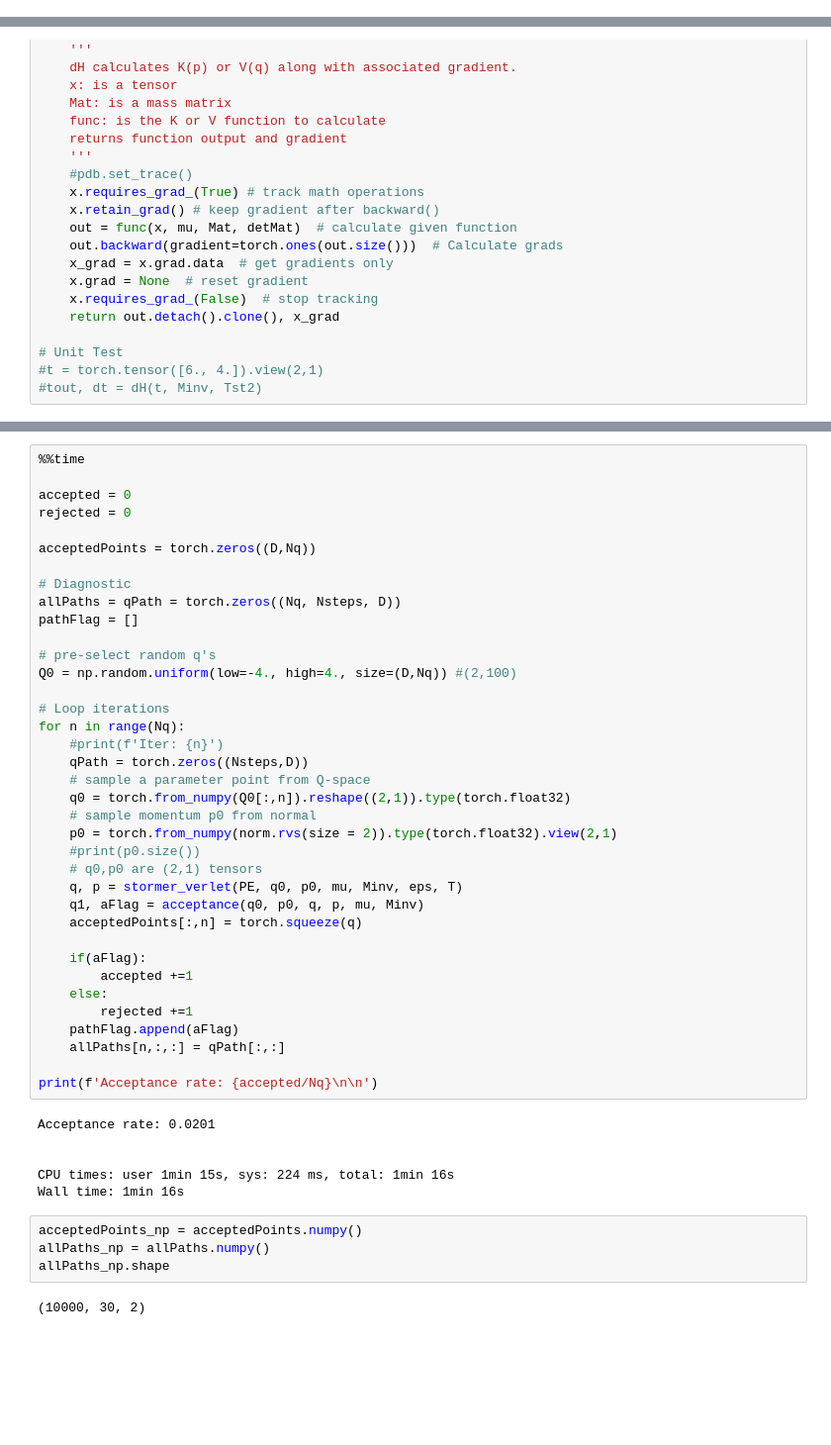
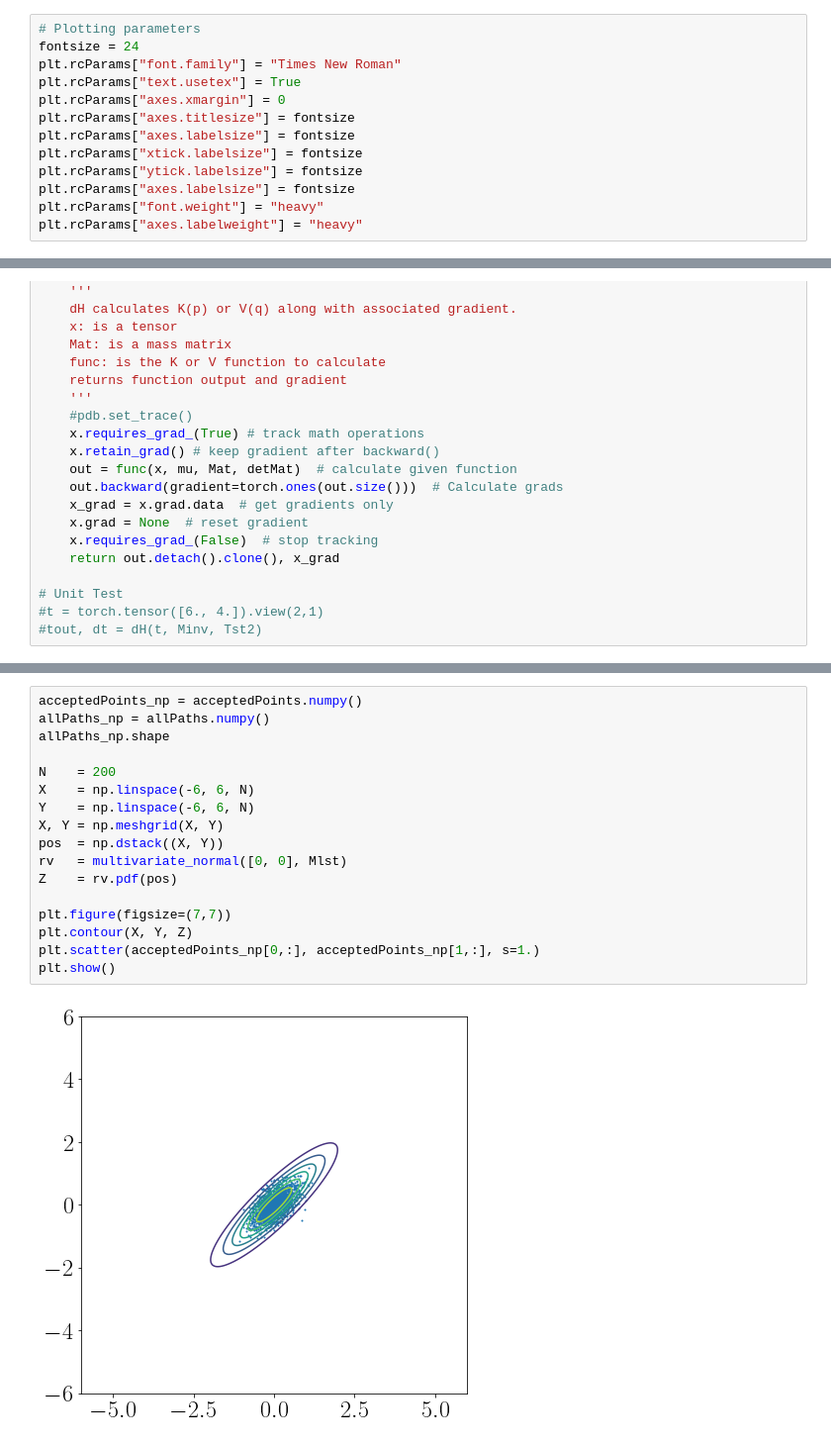
Before and after one commit to BrianWhiteaker/HMC, a Jupyter notebook: HMC0.ipynb, the cells around one changed output, grey strips where cells are left out. Shown at 99% size. Drawn from its saved outputs; the diff is of its cells as text; blank space fills up the shorter version.

```diff
--- a/HMC0.ipynb
+++ b/HMC0.ipynb
@@ -12,5 +14,18 @@ from torch.linalg import inv, det
 import time
 import pdb
+# %%
+# Plotting parameters
+fontsize = 24
+plt.rcParams["font.family"] = "Times New Roman"
+plt.rcParams["text.usetex"] = True
+plt.rcParams["axes.xmargin"] = 0
+plt.rcParams["axes.titlesize"] = fontsize
+plt.rcParams["axes.labelsize"] = fontsize
+plt.rcParams["xtick.labelsize"] = fontsize
+plt.rcParams["ytick.labelsize"] = fontsize
+plt.rcParams["axes.labelsize"] = fontsize
+plt.rcParams["font.weight"] = "heavy"
+plt.rcParams["axes.labelweight"] = "heavy"
 # %%
 def improve_mass_matrix(minv: Tensor,
                         mu: Tensor,
@@ -175,49 +238,19 @@ mu = torch.tensor([[0.],[0.]],dtype=torch.float32)
-# %%
-%%time
-
-accepted = 0
-rejected = 0
-
-acceptedPoints = torch.zeros((D,Nq))
-
-# Diagnostic
-allPaths = qPath = torch.zeros((Nq, Nsteps, D))
-pathFlag = []
-
-# pre-select random q's
-Q0 = np.random.uniform(low=-4., high=4., size=(D,Nq)) #(2,100)
-
-# Loop iterations
-for n in range(Nq):
-    #print(f'Iter: {n}')
-    qPath = torch.zeros((Nsteps,D))
-    # sample a parameter point from Q-space
-    q0 = torch.from_numpy(Q0[:,n]).reshape((2,1)).type(torch.float32)
-    # sample momentum p0 from normal
-    p0 = torch.from_numpy(norm.rvs(size = 2)).type(torch.float32).view(2,1)
-    #print(p0.size())
-    # q0,p0 are (2,1) tensors
-    q, p = stormer_verlet(PE, q0, p0, mu, Minv, eps, T)
-    q1, aFlag = acceptance(q0, p0, q, p, mu, Minv)
-    acceptedPoints[:,n] = torch.squeeze(q)
-
-    if(aFlag):
-        accepted +=1
-    else:
-        rejected +=1
-    pathFlag.append(aFlag)
-    allPaths[n,:,:] = qPath[:,:]
-
-print(f'Acceptance rate: {accepted/Nq}\n\n')
-# %% [output]
-Acceptance rate: 0.0201
-
-
-CPU times: user 1min 15s, sys: 224 ms, total: 1min 16s
-Wall time: 1min 16s
 # %%
 acceptedPoints_np = acceptedPoints.numpy()
 allPaths_np = allPaths.numpy()
 allPaths_np.shape
+
+N    = 200
+X    = np.linspace(-6, 6, N)
+Y    = np.linspace(-6, 6, N)
+X, Y = np.meshgrid(X, Y)
+pos  = np.dstack((X, Y))
+rv   = multivariate_normal([0, 0], Mlst)
+Z    = rv.pdf(pos)
+
+plt.figure(figsize=(7,7))
+plt.contour(X, Y, Z)
+plt.scatter(acceptedPoints_np[0,:], acceptedPoints_np[1,:], s=1.)
+plt.show()
 # %% [output]
-(10000, 30, 2)
+[figure, added]
```
Also changed, not shown: parts of 7 cells of this notebook.
